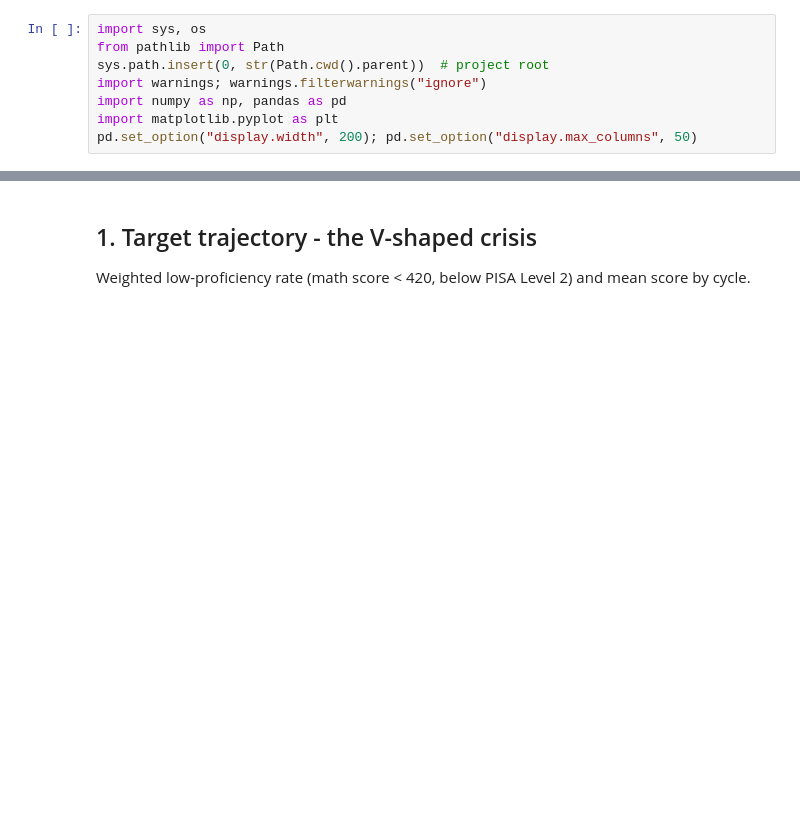
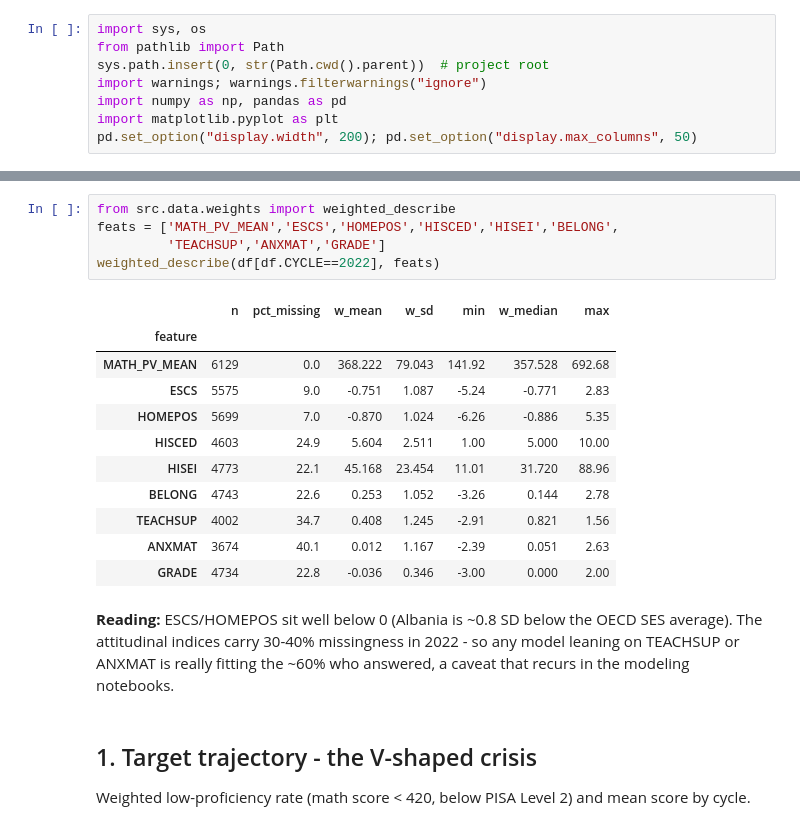
Before and after one commit to xhoja/oecd-pisa-albania, a Jupyter notebook: notebooks/01_eda_albania.ipynb, the cells around one changed output, grey strips where cells are left out. Cells and saved outputs as stored; diff of their text form; blank space fills up the shorter version.

```diff
--- a/notebooks/01_eda_albania.ipynb
+++ b/notebooks/01_eda_albania.ipynb
@@ -71,3 +122,22 @@ Rows: 27042 | Cycles: [np.int64(2009), np.int64(2012), np.int64(2015), np.int64(
+# %%
+from src.data.weights import weighted_describe
+feats = ['MATH_PV_MEAN','ESCS','HOMEPOS','HISCED','HISEI','BELONG',
+         'TEACHSUP','ANXMAT','GRADE']
+weighted_describe(df[df.CYCLE==2022], feats)
+# %% [output]
+|  | n | pct_missing | w_mean | w_sd | min | w_median | max |
+| feature |  |  |  |  |  |  |  |
+| MATH_PV_MEAN | 6129 | 0.0 | 368.222 | 79.043 | 141.92 | 357.528 | 692.68 |
+| ESCS | 5575 | 9.0 | -0.751 | 1.087 | -5.24 | -0.771 | 2.83 |
+| HOMEPOS | 5699 | 7.0 | -0.870 | 1.024 | -6.26 | -0.886 | 5.35 |
+| HISCED | 4603 | 24.9 | 5.604 | 2.511 | 1.00 | 5.000 | 10.00 |
+| HISEI | 4773 | 22.1 | 45.168 | 23.454 | 11.01 | 31.720 | 88.96 |
+| BELONG | 4743 | 22.6 | 0.253 | 1.052 | -3.26 | 0.144 | 2.78 |
+| TEACHSUP | 4002 | 34.7 | 0.408 | 1.245 | -2.91 | 0.821 | 1.56 |
+| ANXMAT | 3674 | 40.1 | 0.012 | 1.167 | -2.39 | 0.051 | 2.63 |
+| GRADE | 4734 | 22.8 | -0.036 | 0.346 | -3.00 | 0.000 | 2.00 |
+# %% [markdown]
+**Reading:** ESCS/HOMEPOS sit well below 0 (Albania is ~0.8 SD below the OECD SES average). The attitudinal indices carry 30-40% missingness in 2022 - so any model leaning on TEACHSUP or ANXMAT is really fitting the ~60% who answered, a caveat that recurs in the modeling notebooks.
 # %% [markdown]
 ## 1. Target trajectory - the V-shaped crisis
 
```
Also changed, not shown: parts of 11 cells of this notebook, 14 other files.
